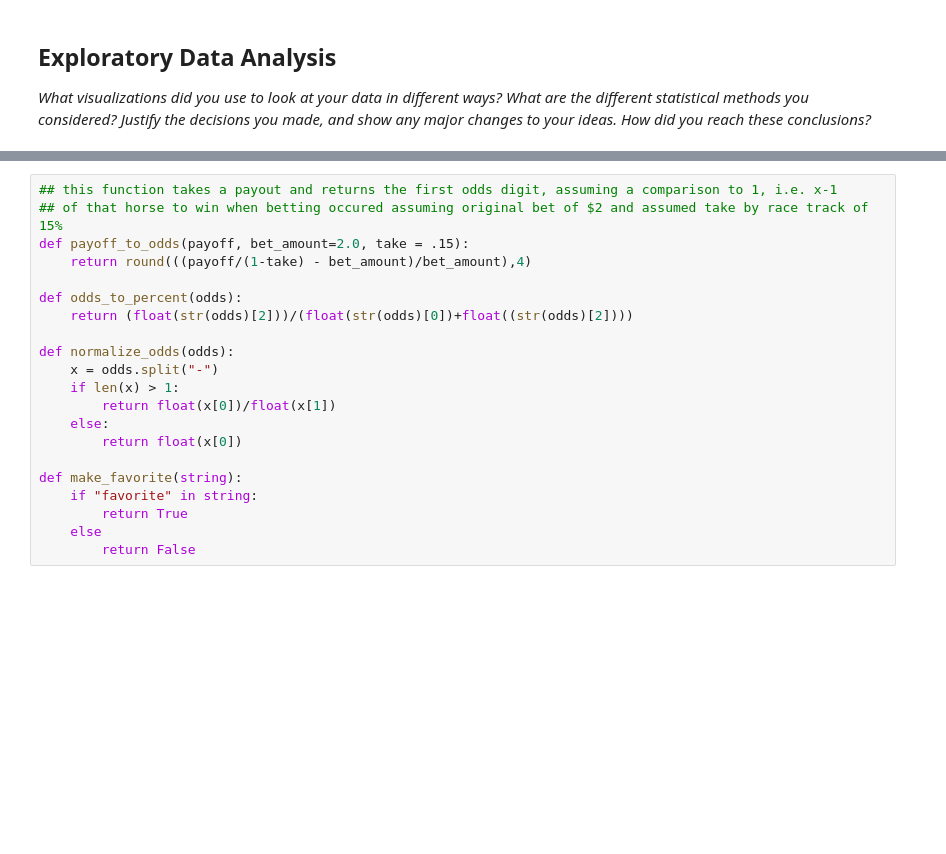
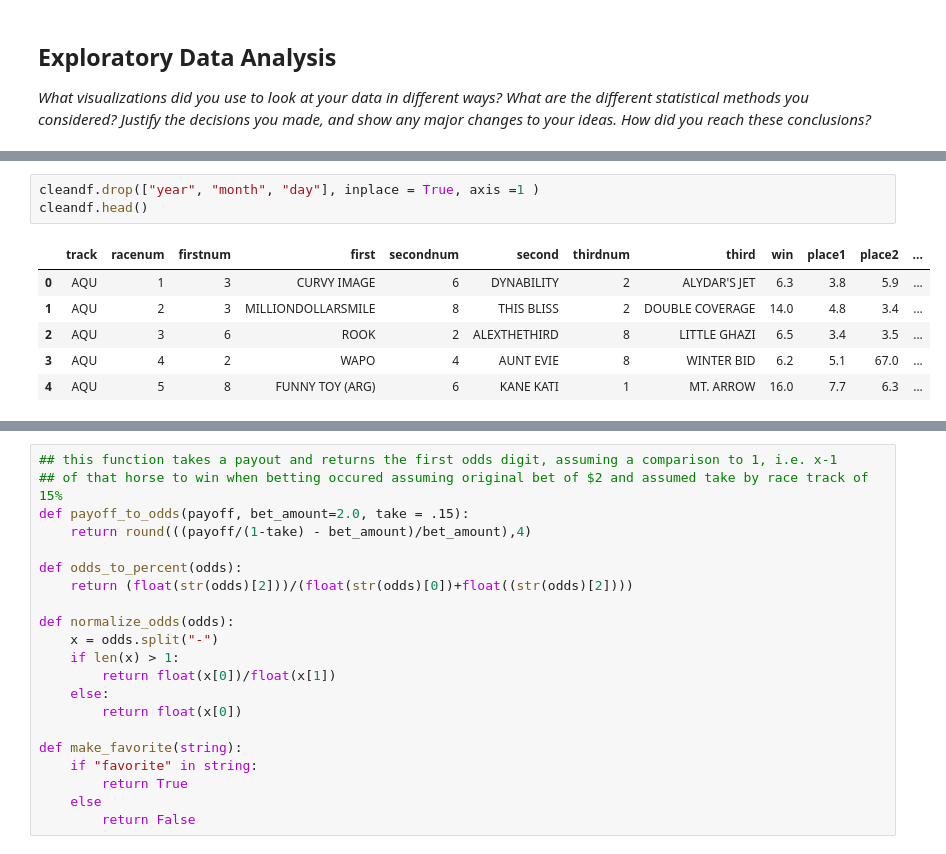
Before and after one commit to gebailey23/prettyponies, a Jupyter notebook: ProcessBook.ipynb, the cells around one changed output, grey strips where cells are left out. Saved outputs shown, nothing was run; the diff lists cells and outputs as text; blank space fills up the shorter version.

```diff
--- a/ProcessBook.ipynb
+++ b/ProcessBook.ipynb
@@ -587,0 +603,10 @@ payouts_df.head(15)
+# %%
+cleandf.drop(["year", "month", "day"], inplace = True, axis =1 )
+cleandf.head()
+# %% [output]
+|  | track | racenum | firstnum | first | secondnum | second | thirdnum | third | win | place1 | place2 | ... |
+| 0 | AQU | 1 | 3 | CURVY IMAGE | 6 | DYNABILITY | 2 | ALYDAR'S JET | 6.3 | 3.8 | 5.9 | ... |
+| 1 | AQU | 2 | 3 | MILLIONDOLLARSMILE | 8 | THIS BLISS | 2 | DOUBLE COVERAGE | 14.0 | 4.8 | 3.4 | ... |
+| 2 | AQU | 3 | 6 | ROOK | 2 | ALEXTHETHIRD | 8 | LITTLE GHAZI | 6.5 | 3.4 | 3.5 | ... |
+| 3 | AQU | 4 | 2 | WAPO | 4 | AUNT EVIE | 8 | WINTER BID | 6.2 | 5.1 | 67.0 | ... |
+| 4 | AQU | 5 | 8 | FUNNY TOY (ARG) | 6 | KANE KATI | 1 | MT. ARROW | 16.0 | 7.7 | 6.3 | ... |
```
Also changed, not shown: parts of 16 cells of this notebook.
